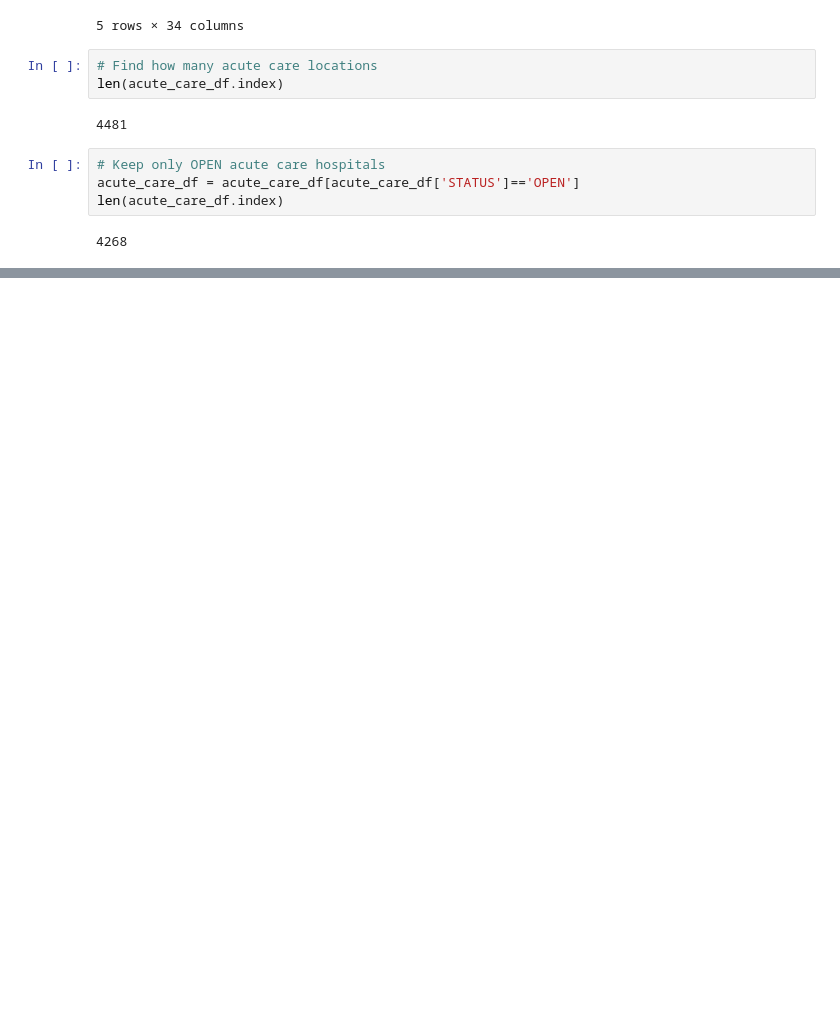
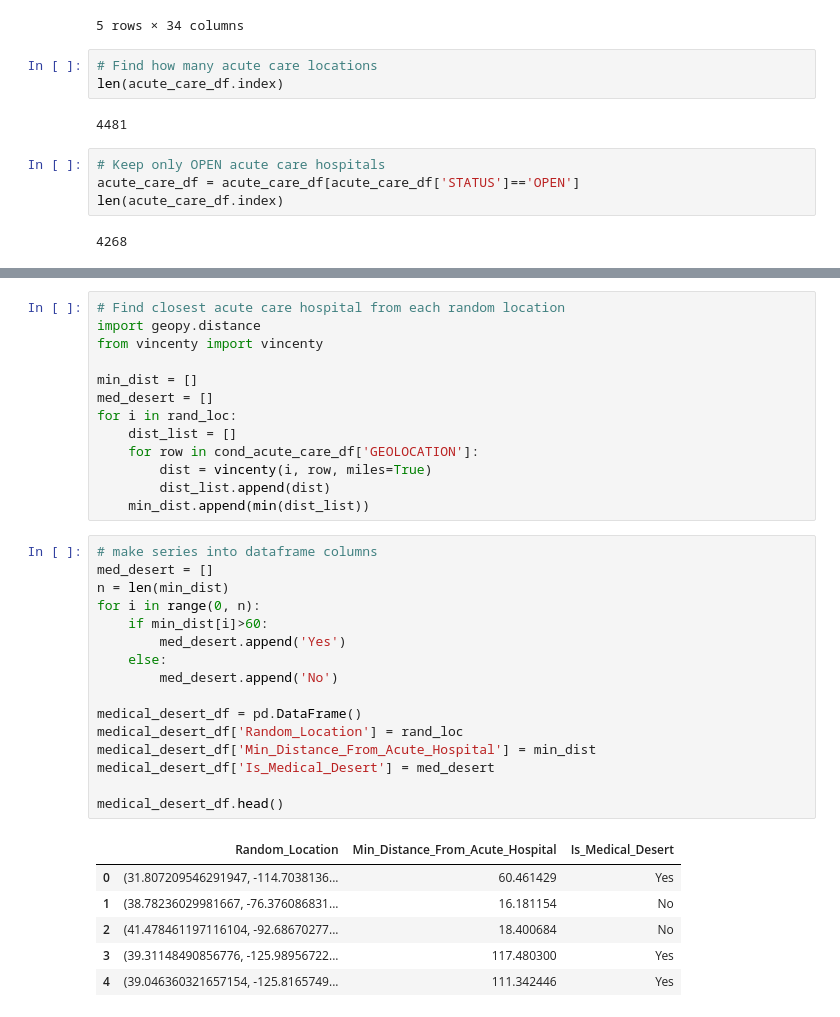
Before and after one commit to Deelacole2/Final_Project, a Jupyter notebook: Medical_Desert_Machine_Learning.ipynb, the cells around one changed output, grey strips where cells are left out. Cells and saved outputs as stored; diff of their text form; blank space fills up the shorter version.

```diff
--- a/Medical_Desert_Machine_Learning.ipynb
+++ b/Medical_Desert_Machine_Learning.ipynb
@@ -51,0 +85,36 @@ cond_acute_care_df.head()
+# %%
+# Find closest acute care hospital from each random location
+import geopy.distance
+from vincenty import vincenty
+
+min_dist = []
+med_desert = []
+for i in rand_loc:
+    dist_list = []
+    for row in cond_acute_care_df['GEOLOCATION']:
+        dist = vincenty(i, row, miles=True)
+        dist_list.append(dist)
+    min_dist.append(min(dist_list))
+# %%
+# make series into dataframe columns
+med_desert = []
+n = len(min_dist)
+for i in range(0, n):
+    if min_dist[i]>60:
+        med_desert.append('Yes')
+    else:
+        med_desert.append('No')
+
+medical_desert_df = pd.DataFrame()
+medical_desert_df['Random_Location'] = rand_loc
+medical_desert_df['Min_Distance_From_Acute_Hospital'] = min_dist
+medical_desert_df['Is_Medical_Desert'] = med_desert
+
+medical_desert_df.head()
+# %% [output]
+|  | Random_Location | Min_Distance_From_Acute_Hospital | Is_Medical_Desert |
+| 0 | (31.807209546291947, -114.7038136... | 60.461429 | Yes |
+| 1 | (38.78236029981667, -76.376086831... | 16.181154 | No |
+| 2 | (41.478461197116104, -92.68670277... | 18.400684 | No |
+| 3 | (39.31148490856776, -125.98956722... | 117.480300 | Yes |
+| 4 | (39.046360321657154, -125.8165749... | 111.342446 | Yes |
```
Also changed, not shown: parts of 3 cells of this notebook.
